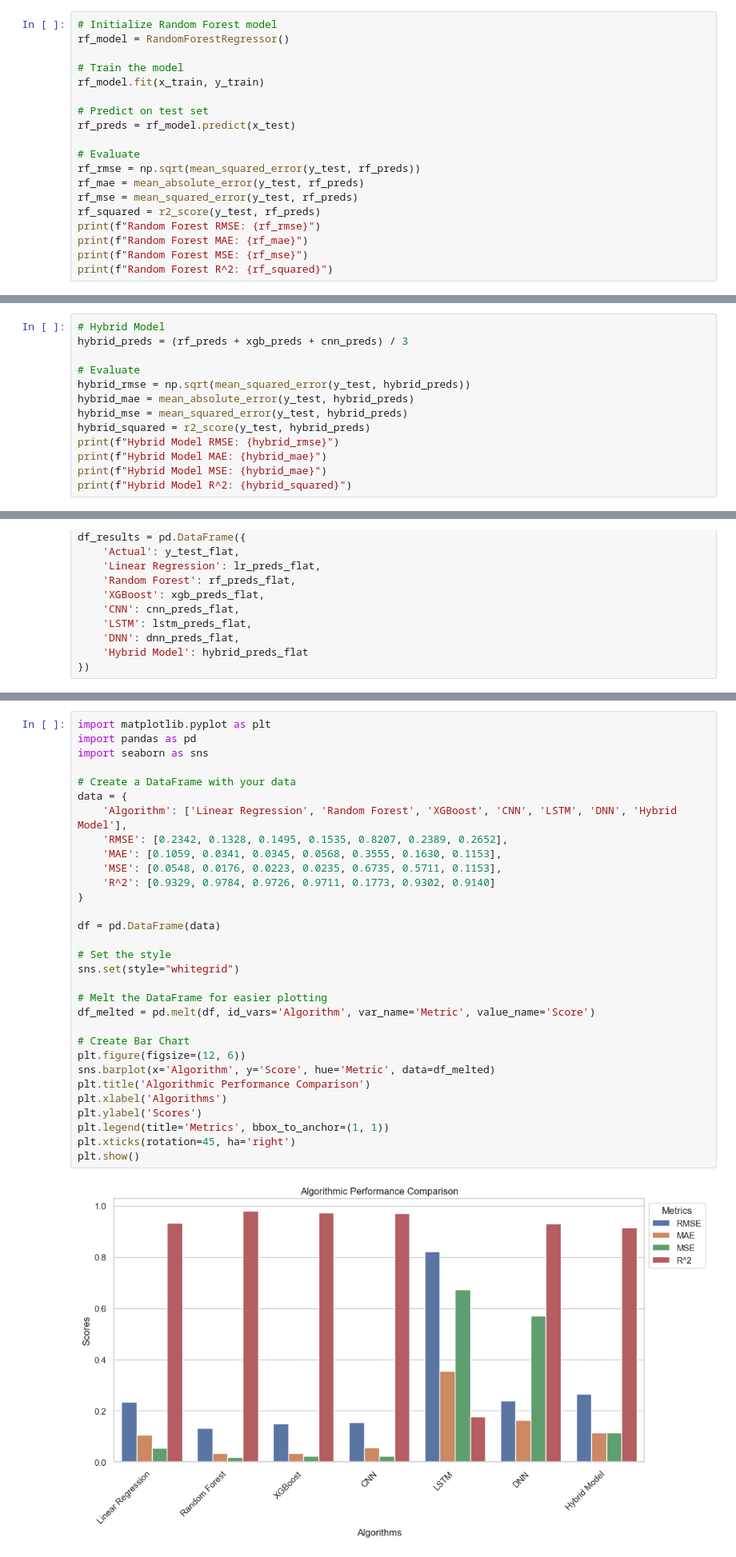
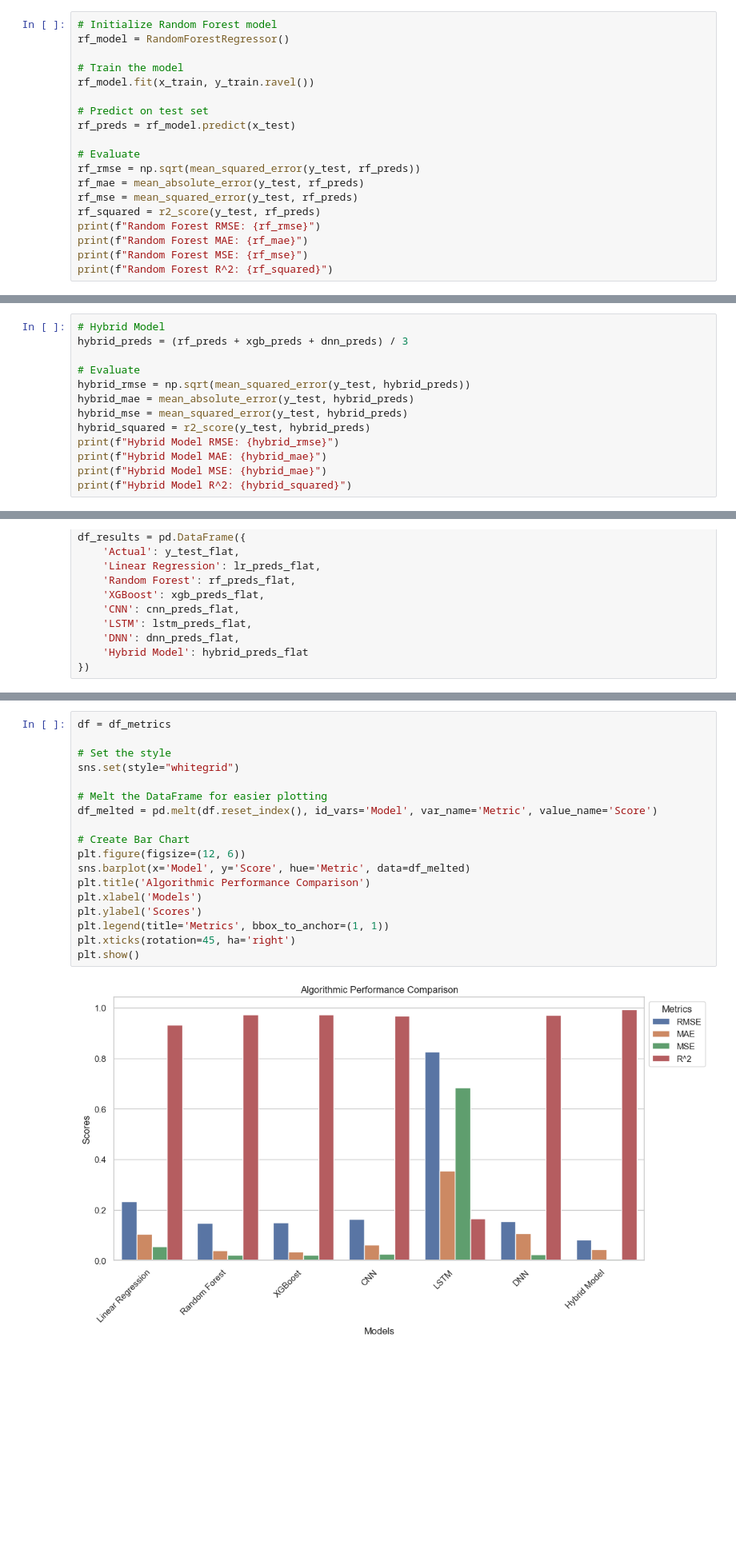
Before and after one commit to vansismishra/FarmElysium, a Jupyter notebook: Crop_Yield_Prediction.ipynb, the cells around one changed output, grey strips where cells are left out. Shown at 80% size. Drawn from its saved outputs; the diff is of its cells as text; blank space fills up the shorter version.

```diff
--- a/Crop_Yield_Prediction.ipynb
+++ b/Crop_Yield_Prediction.ipynb
@@ -109,7 +109,7 @@ Linear Regression R^2: 0.9329947051954584
 rf_model = RandomForestRegressor()
 
 # Train the model
-rf_model.fit(x_train, y_train)
+rf_model.fit(x_train, y_train.ravel())
 
 # Predict on test set
 rf_preds = rf_model.predict(x_test)
@@ -288,6 +288,6 @@ DNN R^2: 0.9777300722988037
 # %%
 # Hybrid Model
-hybrid_preds = (rf_preds + xgb_preds + cnn_preds) / 3
+hybrid_preds = (rf_preds + xgb_preds + dnn_preds) / 3
 
 # Evaluate
 hybrid_rmse = np.sqrt(mean_squared_error(y_test, hybrid_preds))
@@ -863,33 +793,20 @@ plt.show()
 # %%
-import matplotlib.pyplot as plt
-import pandas as pd
-import seaborn as sns
-
-# Create a DataFrame with your data
-data = {
-    'Algorithm': ['Linear Regression', 'Random Forest', 'XGBoost', 'CNN', 'LSTM', 'DNN', 'Hybrid Model'],
-    'RMSE': [0.2342, 0.1328, 0.1495, 0.1535, 0.8207, 0.2389, 0.2652],
-    'MAE': [0.1059, 0.0341, 0.0345, 0.0568, 0.3555, 0.1630, 0.1153],
-    'MSE': [0.0548, 0.0176, 0.0223, 0.0235, 0.6735, 0.5711, 0.1153],
-    'R^2': [0.9329, 0.9784, 0.9726, 0.9711, 0.1773, 0.9302, 0.9140]
-}
-
-df = pd.DataFrame(data)
+df = df_metrics
 
 # Set the style
 sns.set(style="whitegrid")
 
 # Melt the DataFrame for easier plotting
-df_melted = pd.melt(df, id_vars='Algorithm', var_name='Metric', value_name='Score')
+df_melted = pd.melt(df.reset_index(), id_vars='Model', var_name='Metric', value_name='Score')
 
 # Create Bar Chart
 plt.figure(figsize=(12, 6))
-sns.barplot(x='Algorithm', y='Score', hue='Metric', data=df_melted)
+sns.barplot(x='Model', y='Score', hue='Metric', data=df_melted)
 plt.title('Algorithmic Performance Comparison')
-plt.xlabel('Algorithms')
+plt.xlabel('Models')
 plt.ylabel('Scores')
 plt.legend(title='Metrics', bbox_to_anchor=(1, 1))
 plt.xticks(rotation=45, ha='right')
 plt.show()
 # %% [output]
-[figure, old version]
+[figure, new version]
```
Also changed, not shown: parts of 24 cells of this notebook.
